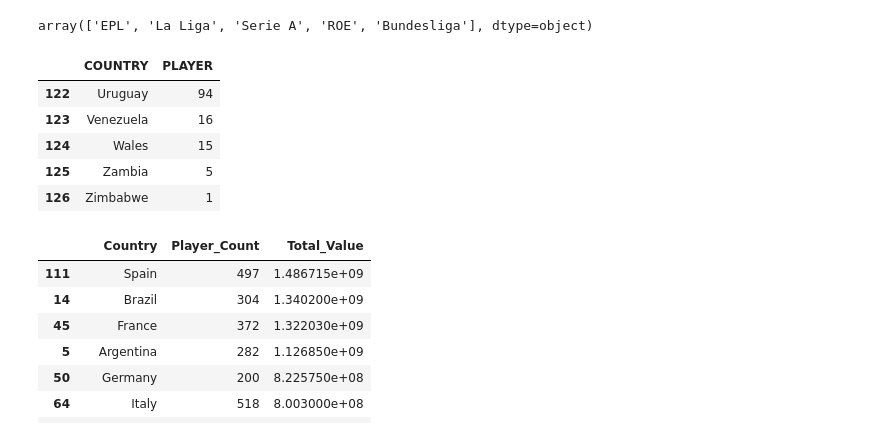
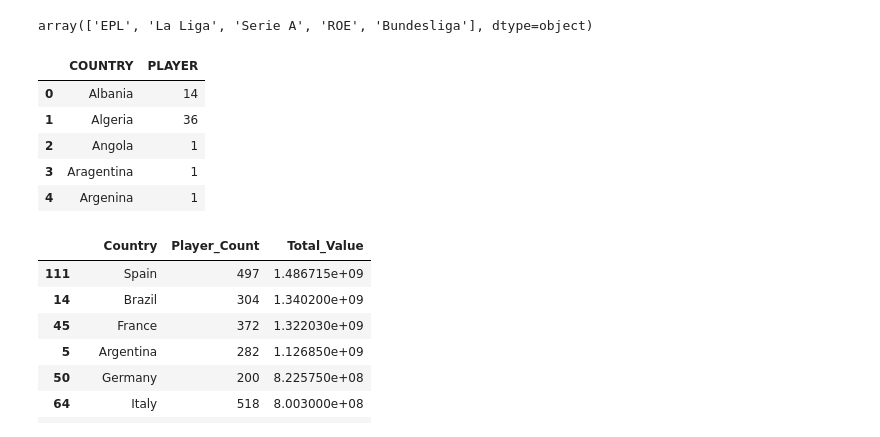
Before and after one commit to dvanheeswijk/Springboard, a Jupyter notebook: Soccer Data Set/Exploration into Football Transfers 2009-2017.ipynb, the cells around one changed output. Saved outputs shown, nothing was run; the diff lists cells and outputs as text; code cells hidden in the pictures.

```diff
--- a/Soccer Data Set/Exploration into Football Transfers 2009-2017.ipynb
+++ b/Soccer Data Set/Exploration into Football Transfers 2009-2017.ipynb
@@ -174,14 +174,14 @@ array(['EPL', 'La Liga', 'Serie A', 'ROE', 'Bundesliga'], dtype=object)
 # %%
 df_europe_count = df_europe.groupby('COUNTRY').count().reset_index()
 df_europe_count = df_europe_count[['COUNTRY','PLAYER']].sort_values('COUNTRY')
-df_europe_count.tail()
+df_europe_count.head()
 # %% [output]
 |  | COUNTRY | PLAYER |
-| 122 | Uruguay | 94 |
-| 123 | Venezuela | 16 |
-| 124 | Wales | 15 |
-| 125 | Zambia | 5 |
-| 126 | Zimbabwe | 1 |
+| 0 | Albania | 14 |
+| 1 | Algeria | 36 |
+| 2 | Angola | 1 |
+| 3 | Aragentina | 1 |
+| 4 | Argenina | 1 |
 # %%
 df_europe_price = df_europe.groupby('COUNTRY')['PRICE'].sum().reset_index()
 df_europe_price = df_europe_price.sort_values('COUNTRY')
```
Also changed, not shown: parts of 4 cells of this notebook.
